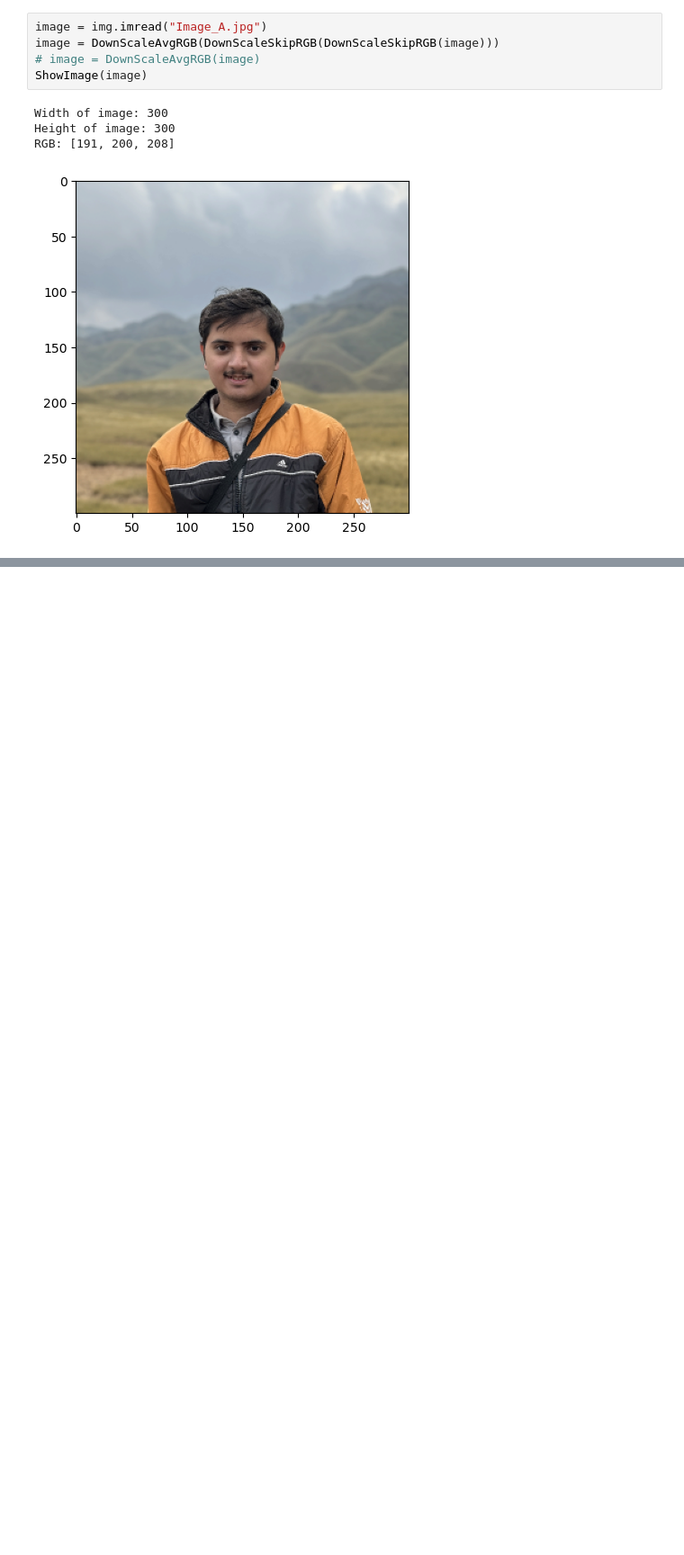
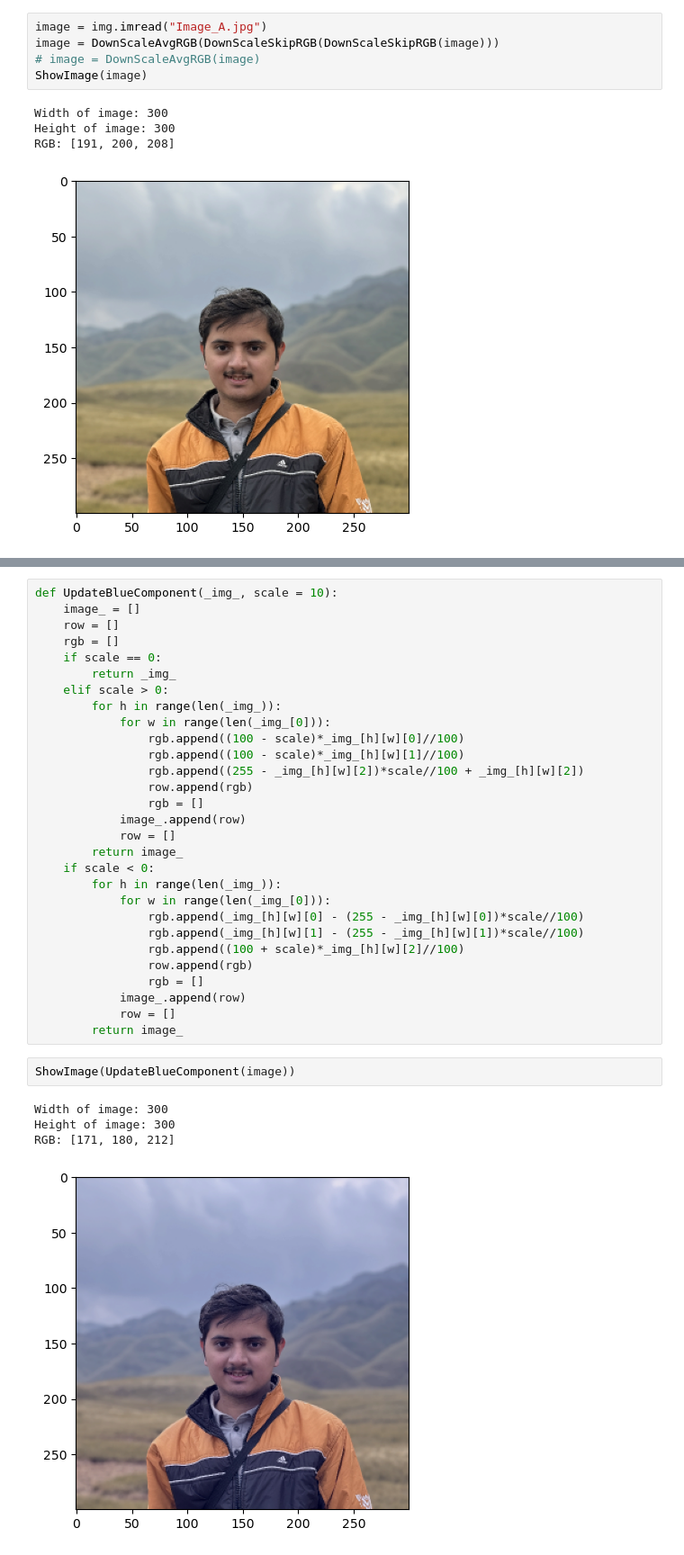
Before and after one commit to DarkKnight7107/DSAI, a Jupyter notebook: Image.ipynb, the cells around one changed output, grey strips where cells are left out. Shown at 90% size. Drawn from its saved outputs; the diff is of its cells as text; blank space fills up the shorter version.

```diff
--- a/Image.ipynb
+++ b/Image.ipynb
@@ -225,0 +298,36 @@ RGB: [191, 200, 208]
+# %%
+def UpdateBlueComponent(_img_, scale = 10):
+    image_ = []
+    row = []
+    rgb = []
+    if scale == 0:
+        return _img_
+    elif scale > 0:
+        for h in range(len(_img_)):
+            for w in range(len(_img_[0])):
+                rgb.append((100 - scale)*_img_[h][w][0]//100)
+                rgb.append((100 - scale)*_img_[h][w][1]//100)
+                rgb.append((255 - _img_[h][w][2])*scale//100 + _img_[h][w][2])
+                row.append(rgb)
+                rgb = []
+            image_.append(row)
+            row = []
+        return image_
+    if scale < 0:
+        for h in range(len(_img_)):
+            for w in range(len(_img_[0])):
+                rgb.append(_img_[h][w][0] - (255 - _img_[h][w][0])*scale//100)
+                rgb.append(_img_[h][w][1] - (255 - _img_[h][w][1])*scale//100)
+                rgb.append((100 + scale)*_img_[h][w][2]//100)
+                row.append(rgb)
+                rgb = []
+            image_.append(row)
+            row = []
+        return image_
+# %%
+ShowImage(UpdateBlueComponent(image))
+# %% [output]
+Width of image: 300
+Height of image: 300
+RGB: [171, 180, 212]
+[figure, added]
```
Also changed, not shown: parts of 5 cells of this notebook.
